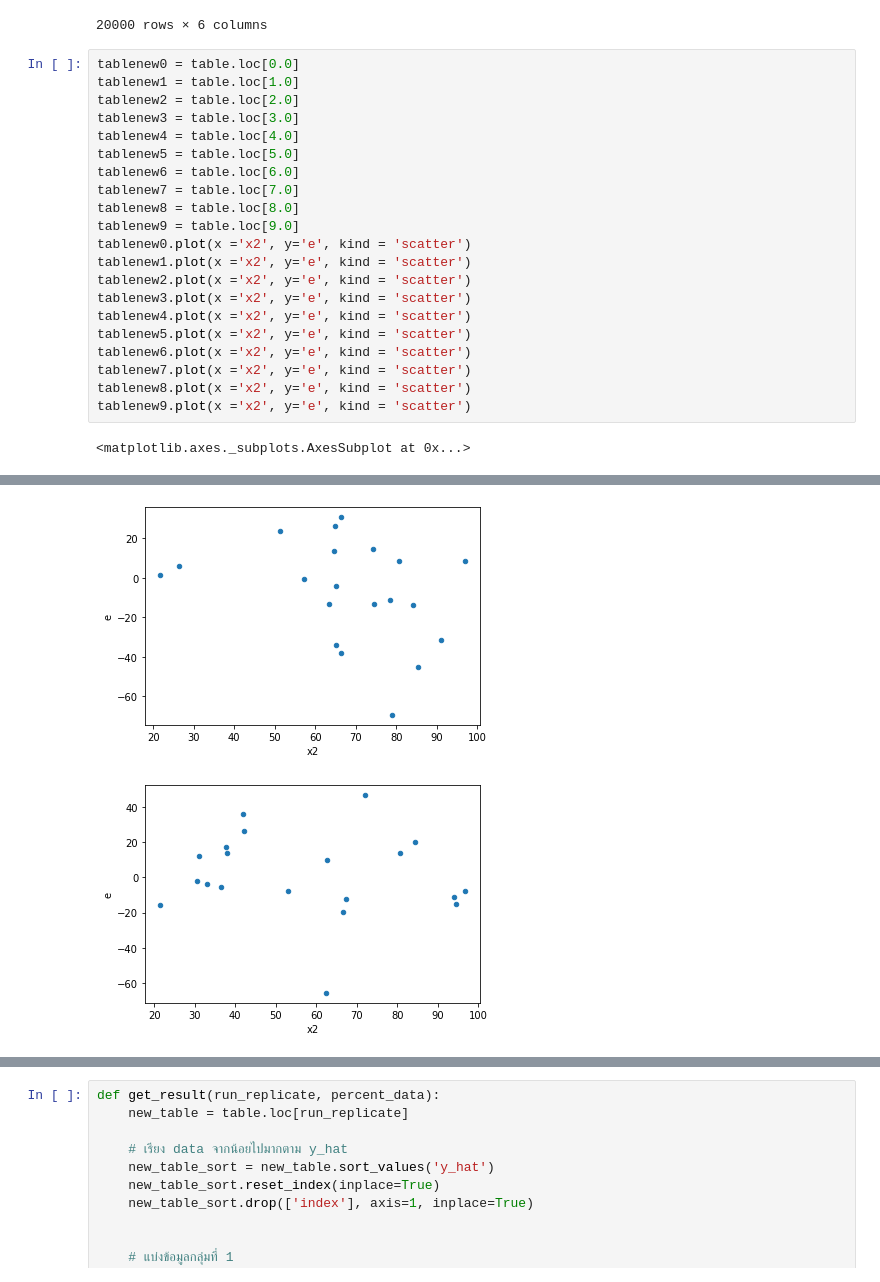
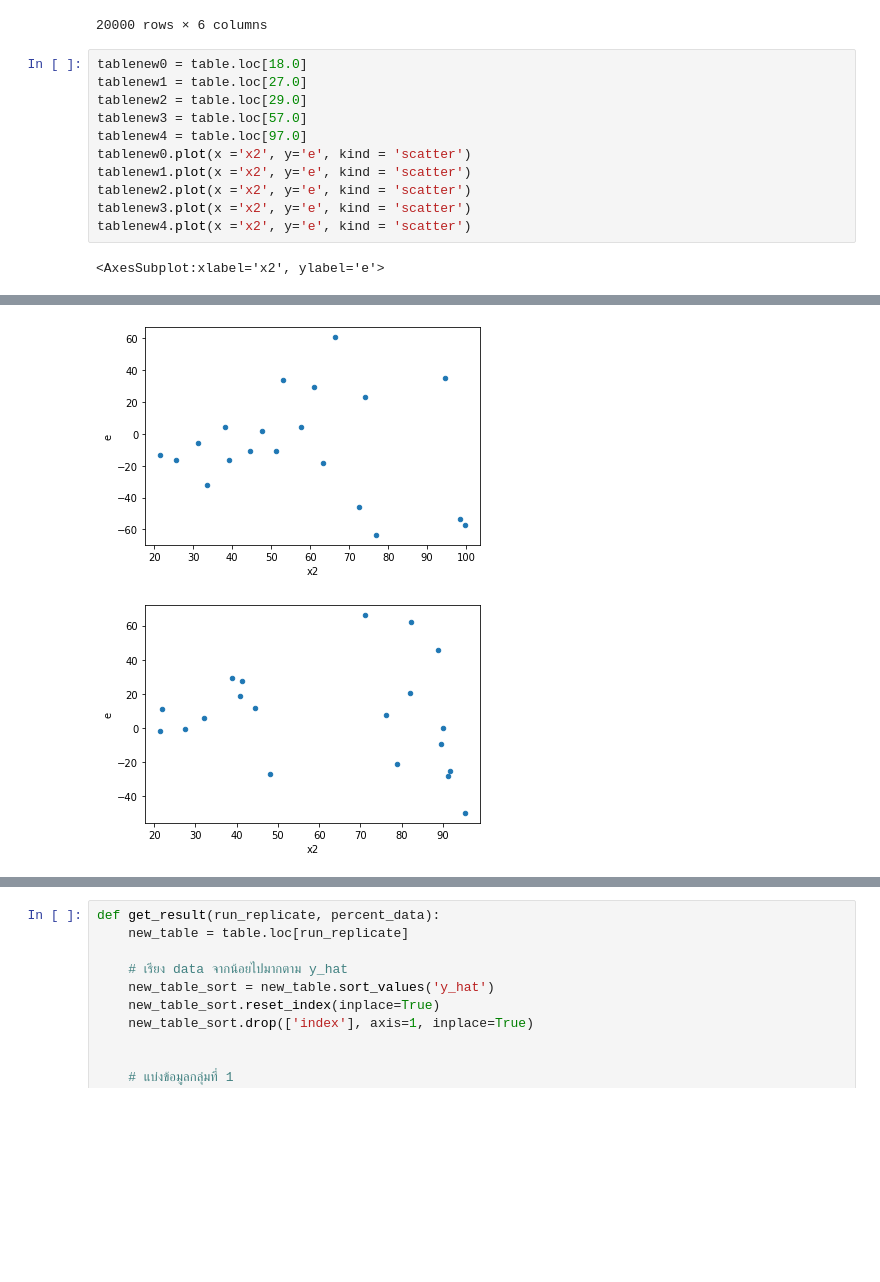
Before and after one commit to iam-fern/Generate_multiplication_2X, a Jupyter notebook: GQtest_data(y_hat)_multi_delta_(1_6)_n20_01.ipynb, the cells around one changed output, grey strips where cells are left out. Cells and saved outputs as stored; diff of their text form; blank space fills up the shorter version.

```diff
--- a/GQtest_data(y_hat)_multi_delta_(1_6)_n20_01.ipynb
+++ b/GQtest_data(y_hat)_multi_delta_(1_6)_n20_01.ipynb
@@ -136,25 +136,15 @@ table
 |  | 19.0 | 88.622970 | 22.225829 | -3.709844 | 117.138955 | 126.310182 | -9.171228 |
 20000 rows × 6 columns
 # %%
-tablenew0 = table.loc[0.0]
-tablenew1 = table.loc[1.0]
-tablenew2 = table.loc[2.0]
-tablenew3 = table.loc[3.0]
-tablenew4 = table.loc[4.0]
-tablenew5 = table.loc[5.0]
-tablenew6 = table.loc[6.0]
-tablenew7 = table.loc[7.0]
-tablenew8 = table.loc[8.0]
-tablenew9 = table.loc[9.0]
+tablenew0 = table.loc[18.0]
+tablenew1 = table.loc[27.0]
+tablenew2 = table.loc[29.0]
+tablenew3 = table.loc[57.0]
+tablenew4 = table.loc[97.0]
 tablenew0.plot(x ='x2', y='e', kind = 'scatter')
 tablenew1.plot(x ='x2', y='e', kind = 'scatter')
 tablenew2.plot(x ='x2', y='e', kind = 'scatter')
 tablenew3.plot(x ='x2', y='e', kind = 'scatter')
 tablenew4.plot(x ='x2', y='e', kind = 'scatter')
-tablenew5.plot(x ='x2', y='e', kind = 'scatter')
-tablenew6.plot(x ='x2', y='e', kind = 'scatter')
-tablenew7.plot(x ='x2', y='e', kind = 'scatter')
-tablenew8.plot(x ='x2', y='e', kind = 'scatter')
-tablenew9.plot(x ='x2', y='e', kind = 'scatter')
 # %% [output]
-<matplotlib.axes._subplots.AxesSubplot at 0x...>
+<AxesSubplot:xlabel='x2', ylabel='e'>
@@ -162,2 +152,2 @@ tablenew9.plot(x ='x2', y='e', kind = 'scatter')
-[figure, old version]
+[figure, new version]
-[figure, old version]
+[figure, new version]
```
Also changed, not shown: parts of 3 cells of this notebook.
